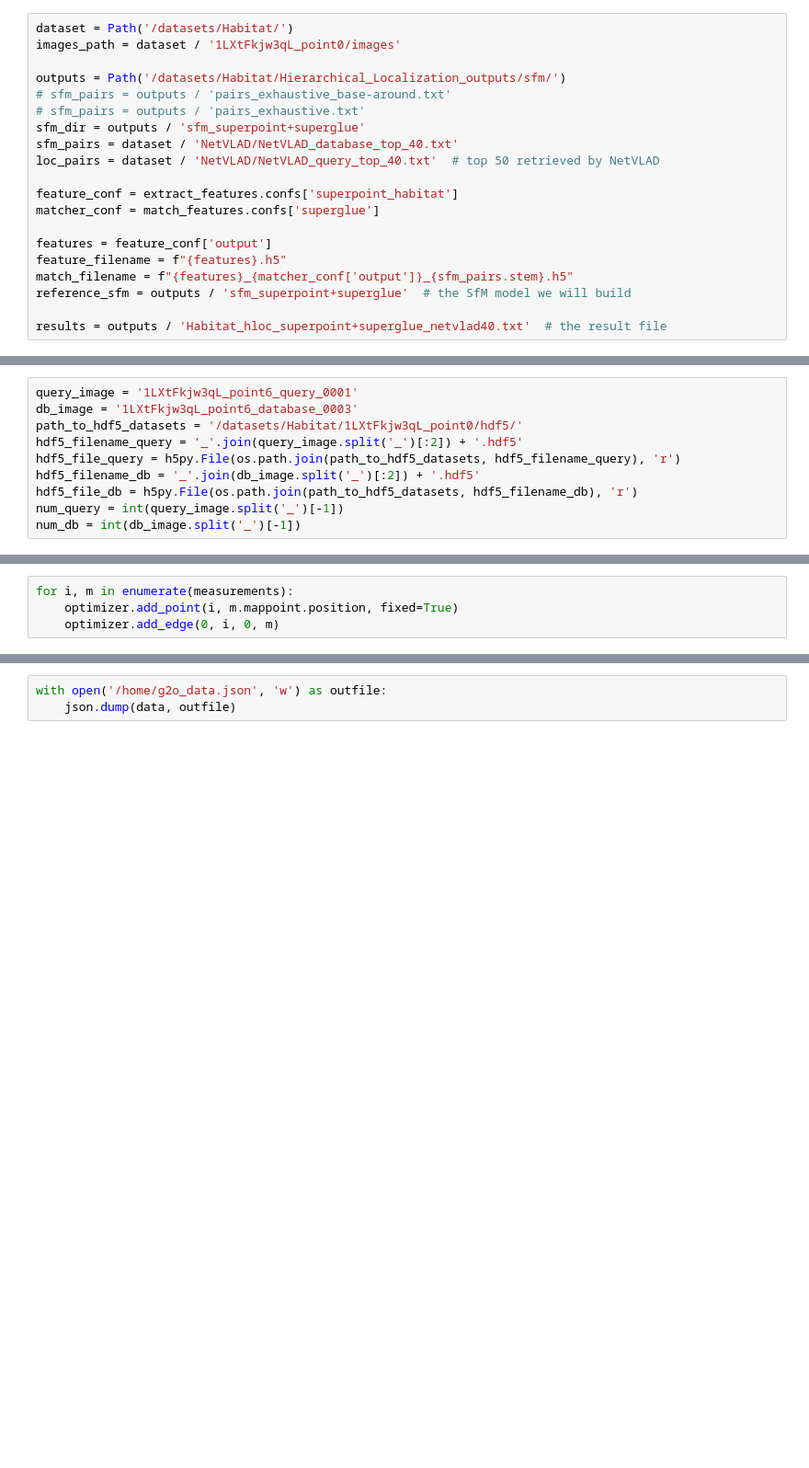
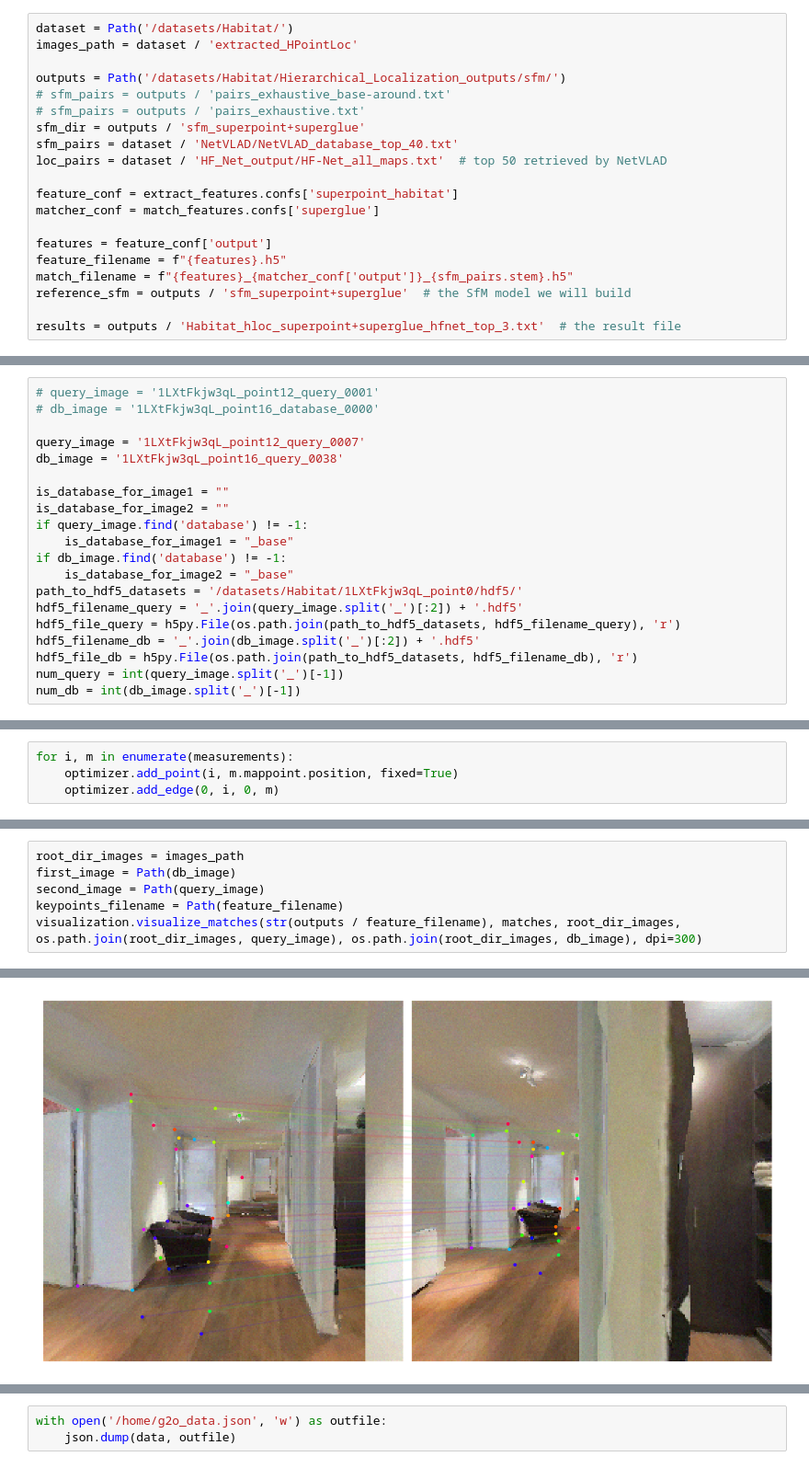
Before and after one commit to cds-mipt/hierarchical_localization, a Jupyter notebook: pipeline_Habitat.ipynb, the cells around one changed output, grey strips where cells are left out. Shown at 92% size. Saved outputs shown, nothing was run; the diff lists cells and outputs as text; blank space fills up the shorter version.

Commit message:
runs on full dataset

```diff
--- a/pipeline_Habitat.ipynb
+++ b/pipeline_Habitat.ipynb
@@ -30,14 +30,14 @@ import json
 In this notebook, we will run SfM reconstruction from scratch on a set of images. We choose the [South-Building dataset](https://openaccess.thecvf.com/content_cvpr_2013/html/Hane_Joint_3D_Scene_2013_CVPR_paper.html) - we will download it later. First, we define some paths.
 # %%
 dataset = Path('/datasets/Habitat/')
-images_path = dataset / '1LXtFkjw3qL_point0/images'
+images_path = dataset / 'extracted_HPointLoc'
 
 outputs = Path('/datasets/Habitat/Hierarchical_Localization_outputs/sfm/')
 # sfm_pairs = outputs / 'pairs_exhaustive_base-around.txt'
 # sfm_pairs = outputs / 'pairs_exhaustive.txt'
 sfm_dir = outputs / 'sfm_superpoint+superglue'
 sfm_pairs = dataset / 'NetVLAD/NetVLAD_database_top_40.txt'
-loc_pairs = dataset / 'NetVLAD/NetVLAD_query_top_40.txt'  # top 50 retrieved by NetVLAD
+loc_pairs = dataset / 'HF_Net_output/HF-Net_all_maps.txt'  # top 50 retrieved by NetVLAD
 
 feature_conf = extract_features.confs['superpoint_habitat']
 matcher_conf = match_features.confs['superglue']
@@ -47,7 +47,7 @@ feature_filename = f"{features}.h5"
 match_filename = f"{features}_{matcher_conf['output']}_{sfm_pairs.stem}.h5"
 reference_sfm = outputs / 'sfm_superpoint+superglue'  # the SfM model we will build
 
-results = outputs / 'Habitat_hloc_superpoint+superglue_netvlad40.txt'  # the result file
+results = outputs / 'Habitat_hloc_superpoint+superglue_hfnet_top_3.txt'  # the result file
 # %%
 cx, cy = 128, 128
 fx, fy = 128, 128
@@ -188,8 +213,18 @@ def yaw_pitch_roll_from_matrix(matrix):
     r = R.from_matrix(matrix)
     return(r.as_euler('yxz', degrees=True))
 # %%
-query_image = '1LXtFkjw3qL_point6_query_0001'
-db_image = '1LXtFkjw3qL_point6_database_0003'
+# query_image = '1LXtFkjw3qL_point12_query_0001'
+# db_image = '1LXtFkjw3qL_point16_database_0000'
+
+query_image = '1LXtFkjw3qL_point12_query_0007'
+db_image = '1LXtFkjw3qL_point16_query_0038'
+
+is_database_for_image1 = ""
+is_database_for_image2 = ""
+if query_image.find('database') != -1:
+    is_database_for_image1 = "_base"
+if db_image.find('database') != -1:
+    is_database_for_image2 = "_base"
 path_to_hdf5_datasets = '/datasets/Habitat/1LXtFkjw3qL_point0/hdf5/'
 hdf5_filename_query = '_'.join(query_image.split('_')[:2]) + '.hdf5'
 hdf5_file_query = h5py.File(os.path.join(path_to_hdf5_datasets, hdf5_filename_query), 'r')
@@ -702 +746,8 @@ pose:
  [ 0.          0.          0.          1.        ]]
+# %%
+root_dir_images = images_path
+first_image = Path(db_image)
+second_image = Path(query_image)
+keypoints_filename = Path(feature_filename)
+visualization.visualize_matches(str(outputs / feature_filename), matches, root_dir_images, os.path.join(root_dir_images, query_image), os.path.join(root_dir_images, db_image), dpi=300)
+# %% [output]
@@ -703,3 +756,4 @@ pose:
+[figure, added]
 # %%
 len(keypoints_query)
 # %% [output]
```
Also changed, not shown: parts of 78 cells of this notebook, 11 other files.
